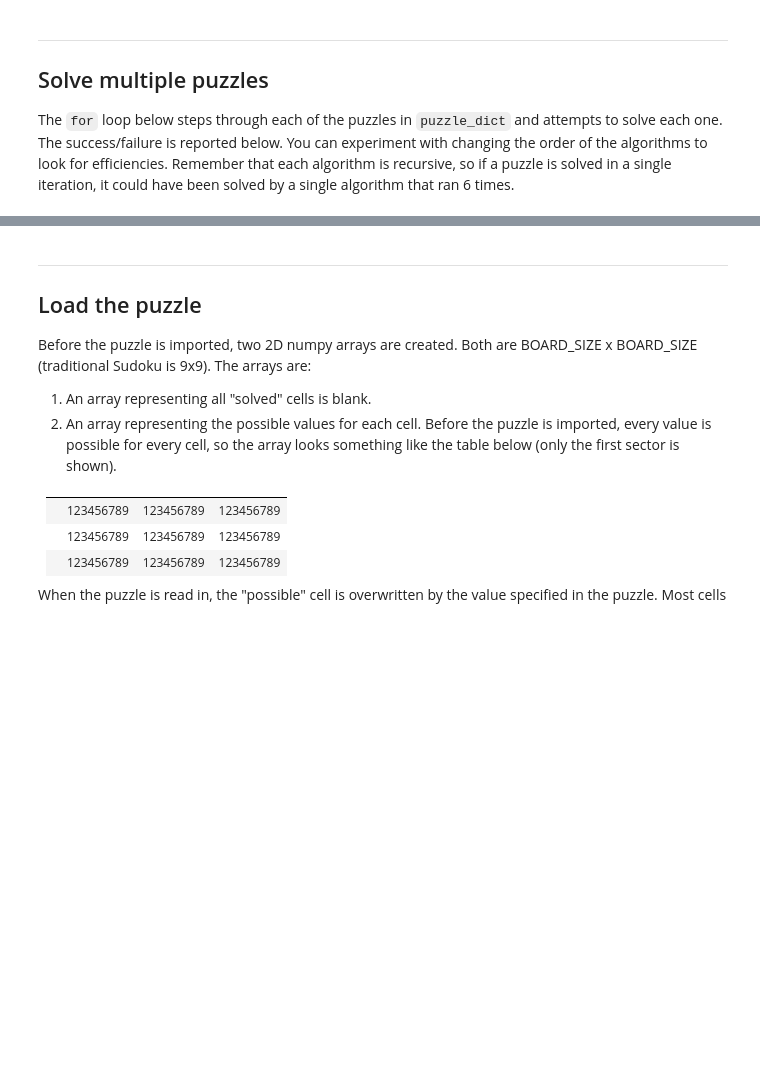
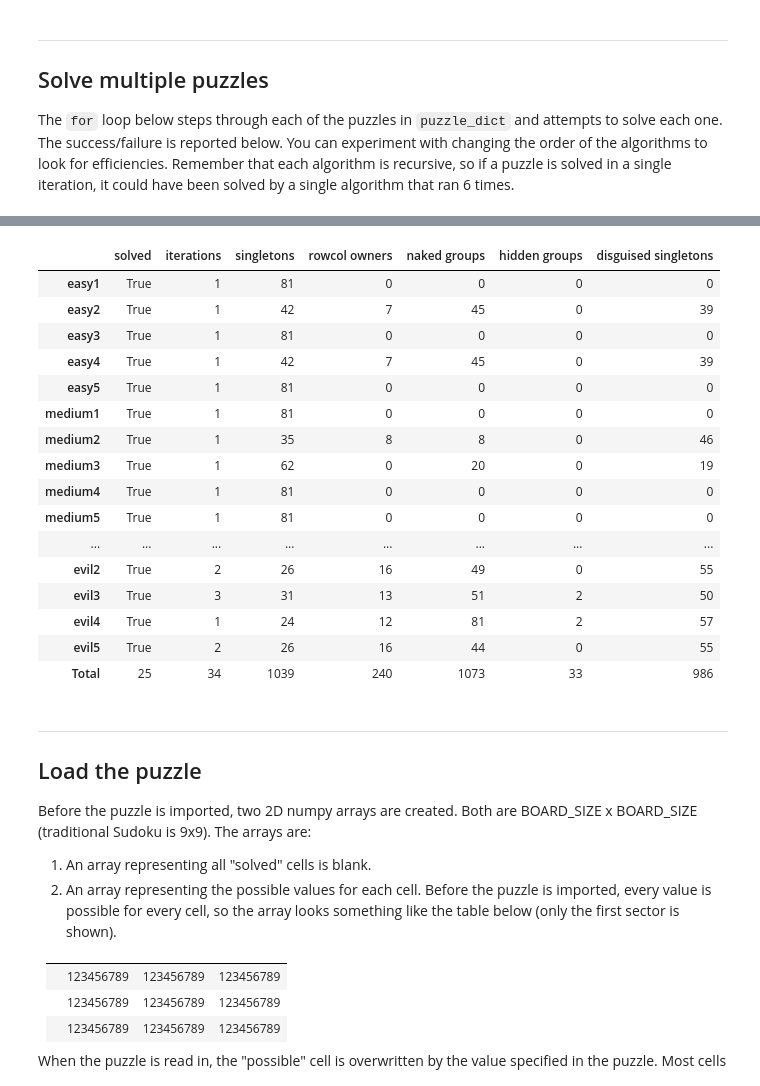
Before and after one commit to dchosnek/sudoku, a Jupyter notebook: sudoku_numpy.ipynb, the cells around one changed output, grey strips where cells are left out. Cells and saved outputs as stored; diff of their text form; code cells hidden in the pictures; blank space fills up the shorter version.

```diff
--- a/sudoku_numpy.ipynb
+++ b/sudoku_numpy.ipynb
@@ -552,3 +633,23 @@ pd.concat([df,df.sum().to_frame(name='Total').T])
+# %%
+pd.concat([df,df.sum().to_frame(name='Total').T])
+# %% [output]
+|  | solved | iterations | singletons | rowcol owners | naked groups | hidden groups | disguised singletons |
+| easy1 | True | 1 | 81 | 0 | 0 | 0 | 0 |
+| easy2 | True | 1 | 42 | 7 | 45 | 0 | 39 |
+| easy3 | True | 1 | 81 | 0 | 0 | 0 | 0 |
+| easy4 | True | 1 | 42 | 7 | 45 | 0 | 39 |
+| easy5 | True | 1 | 81 | 0 | 0 | 0 | 0 |
+| medium1 | True | 1 | 81 | 0 | 0 | 0 | 0 |
+| medium2 | True | 1 | 35 | 8 | 8 | 0 | 46 |
+| medium3 | True | 1 | 62 | 0 | 20 | 0 | 19 |
+| medium4 | True | 1 | 81 | 0 | 0 | 0 | 0 |
+| medium5 | True | 1 | 81 | 0 | 0 | 0 | 0 |
+| ... | ... | ... | ... | ... | ... | ... | ... |
+| evil2 | True | 2 | 26 | 16 | 49 | 0 | 55 |
+| evil3 | True | 3 | 31 | 13 | 51 | 2 | 50 |
+| evil4 | True | 1 | 24 | 12 | 81 | 2 | 57 |
+| evil5 | True | 2 | 26 | 16 | 44 | 0 | 55 |
+| Total | 25 | 34 | 1039 | 240 | 1073 | 33 | 986 |
 # %% [markdown]
 ---
 
```
Also changed, not shown: parts of 13 cells of this notebook.
